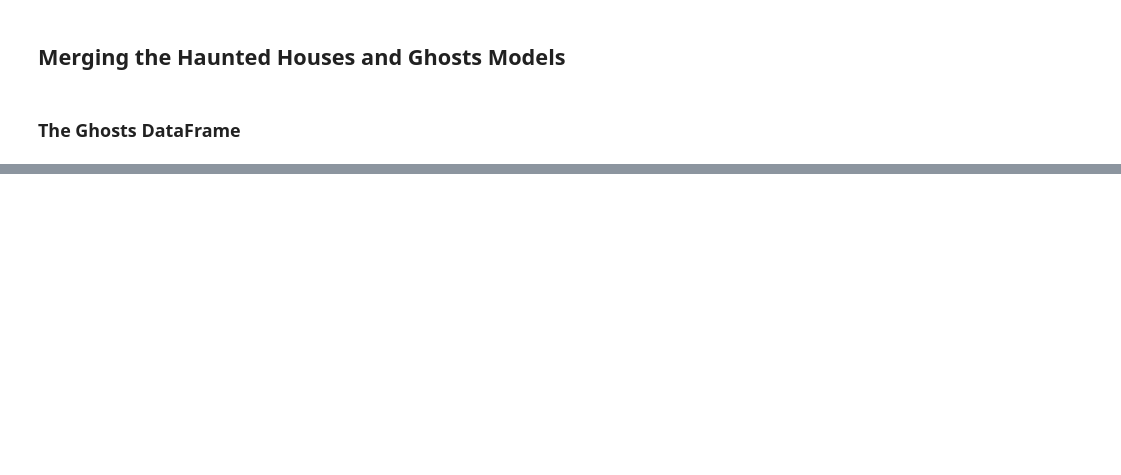
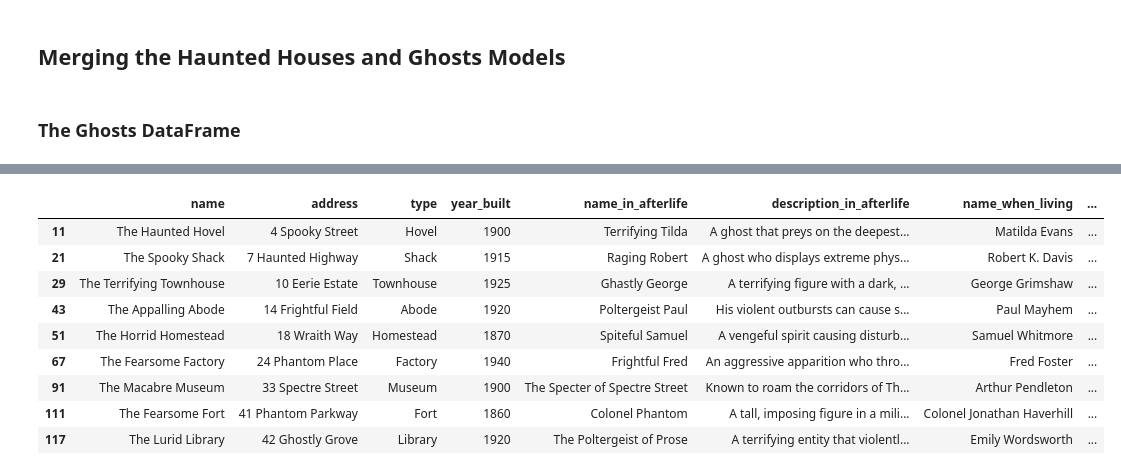
Before and after one commit to rharris115/langchain_demos, a Jupyter notebook: haunted-houses-top-down.ipynb, the cells around one changed output, grey strips where cells are left out. Saved outputs shown, nothing was run; the diff lists cells and outputs as text; code cells hidden in the pictures; blank space fills up the shorter version.

```diff
--- a/haunted-houses-top-down.ipynb
+++ b/haunted-houses-top-down.ipynb
@@ -327,3 +342,16 @@ ghosts_df
+# %%
+ghosts_df[ghosts_df.scariness == 10]
+# %% [output]
+|  | name | address | type | year_built | name_in_afterlife | description_in_afterlife | name_when_living | ... |
+| 11 | The Haunted Hovel | 4 Spooky Street | Hovel | 1900 | Terrifying Tilda | A ghost that preys on the deepest... | Matilda Evans | ... |
+| 21 | The Spooky Shack | 7 Haunted Highway | Shack | 1915 | Raging Robert | A ghost who displays extreme phys... | Robert K. Davis | ... |
+| 29 | The Terrifying Townhouse | 10 Eerie Estate | Townhouse | 1925 | Ghastly George | A terrifying figure with a dark, ... | George Grimshaw | ... |
+| 43 | The Appalling Abode | 14 Frightful Field | Abode | 1920 | Poltergeist Paul | His violent outbursts can cause s... | Paul Mayhem | ... |
+| 51 | The Horrid Homestead | 18 Wraith Way | Homestead | 1870 | Spiteful Samuel | A vengeful spirit causing disturb... | Samuel Whitmore | ... |
+| 67 | The Fearsome Factory | 24 Phantom Place | Factory | 1940 | Frightful Fred | An aggressive apparition who thro... | Fred Foster | ... |
+| 91 | The Macabre Museum | 33 Spectre Street | Museum | 1900 | The Specter of Spectre Street | Known to roam the corridors of Th... | Arthur Pendleton | ... |
+| 111 | The Fearsome Fort | 41 Phantom Parkway | Fort | 1860 | Colonel Phantom | A tall, imposing figure in a mili... | Colonel Jonathan Haverhill | ... |
+| 117 | The Lurid Library | 42 Ghostly Grove | Library | 1920 | The Poltergeist of Prose | A terrifying entity that violentl... | Emily Wordsworth | ... |
 # %%
 ghosts_df.groupby("scariness").name_in_afterlife.count()
 # %% [output]
```
Also changed, not shown: parts of 21 cells of this notebook, 5 other files.
